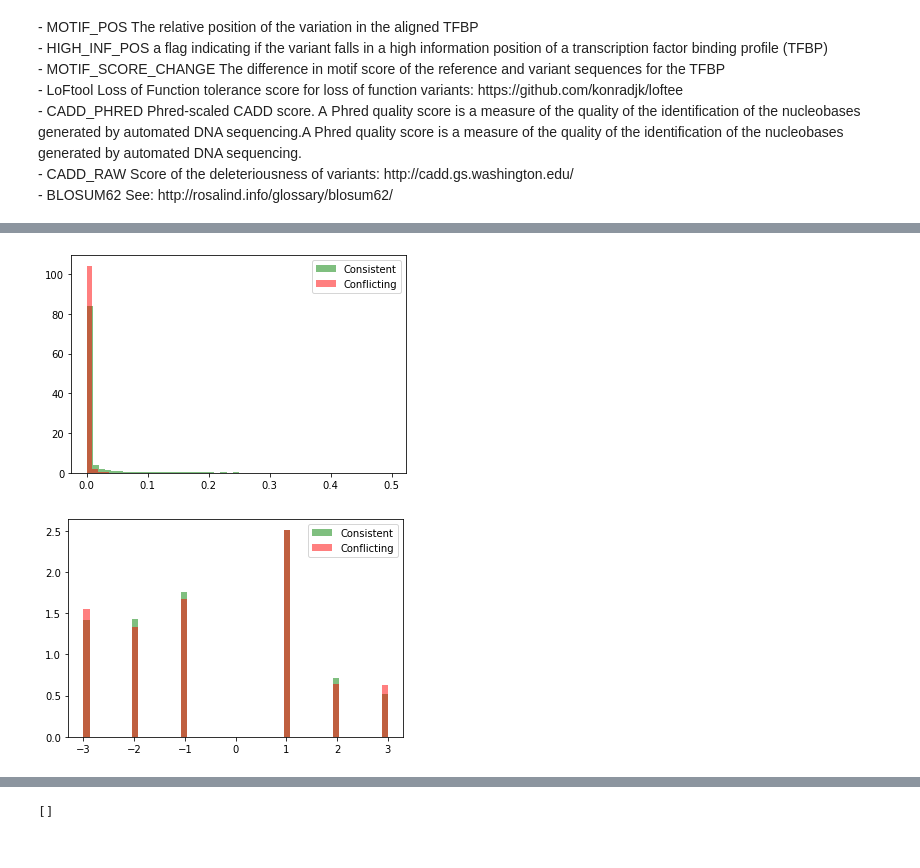
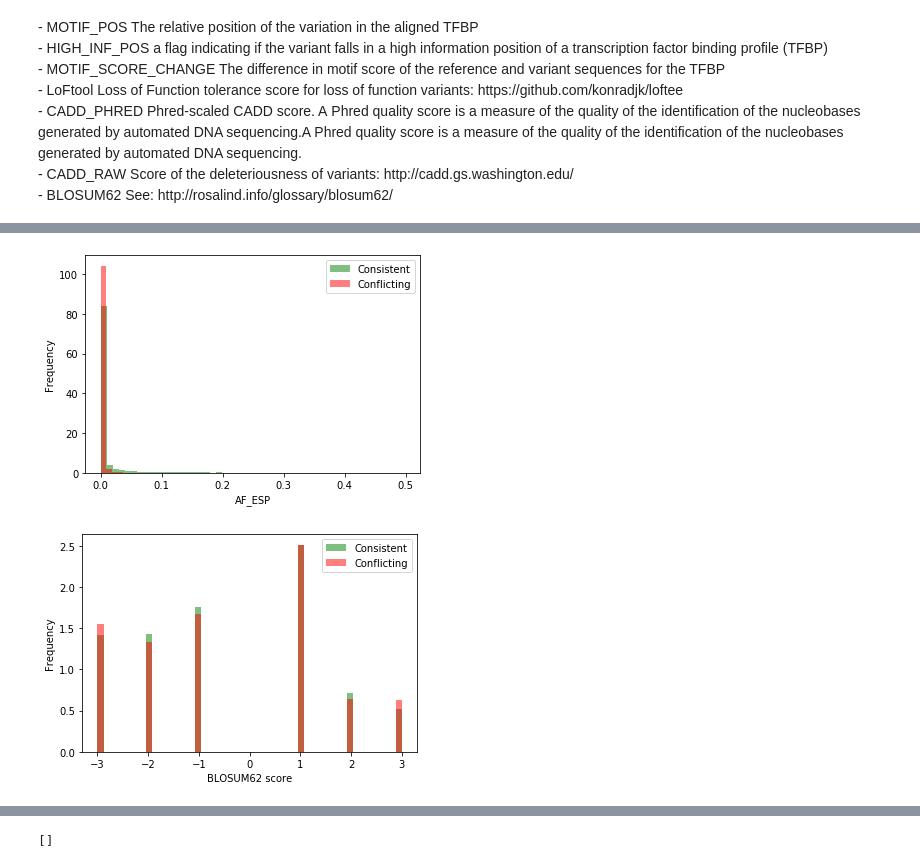
Before and after one commit to gksullan/Springboard_Capstone_1, a Jupyter notebook: Exploratory Data Analysis.ipynb, the cells around one changed output, grey strips where cells are left out. Saved outputs shown, nothing was run; the diff lists cells and outputs as text; code cells hidden in the pictures.

```diff
--- a/Exploratory Data Analysis.ipynb
+++ b/Exploratory Data Analysis.ipynb
@@ -107,7 +107,7 @@ binding profile (TFBP)
 - BLOSUM62 See: http://rosalind.info/glossary/blosum62/
 <br>
 # %%
-df_cleaned = pd.read_csv('data_cleanednlp3.csv')
+df_cleaned = pd.read_csv('data_cleanednlp4.csv')
 # %%
 df_cleaned.head()
 # %% [output]
@@ -214,18 +208,20 @@ x1 = df_cleaned.loc[df_cleaned.CLASS==1, 'AF_ESP']
 
 plt.hist(x0, alpha=0.5, bins=50, color='green', density=True, stacked=True, label='Consistent')
 plt.hist(x1, alpha=0.5, bins=50, color='red', density=True, stacked=True, label='Conflicting')
-
+plt.xlabel('AF_ESP')
+plt.ylabel('Frequency')
 plt.legend();
 # %% [output]
-[figure, old version]
+[figure, new version]
 # %%
 # Do we see any differences in the BLOSUM62 score between the two classes
 x0 = df_cleaned.loc[df_cleaned.CLASS==0, 'BLOSUM62']
 x1 = df_cleaned.loc[df_cleaned.CLASS==1, 'BLOSUM62']
 
 plt.hist(x0, alpha=0.5, bins=50, color='green', density=True, stacked=True, label='Consistent')
 plt.hist(x1, alpha=0.5, bins=50, color='red', density=True, stacked=True, label='Conflicting')
-
+plt.xlabel('BLOSUM62 score')
+plt.ylabel('Frequency')
 plt.legend();
 # %% [output]
-[figure, old version]
+[figure, new version]
```
Also changed, not shown: parts of 13 cells of this notebook, 20 other files.
